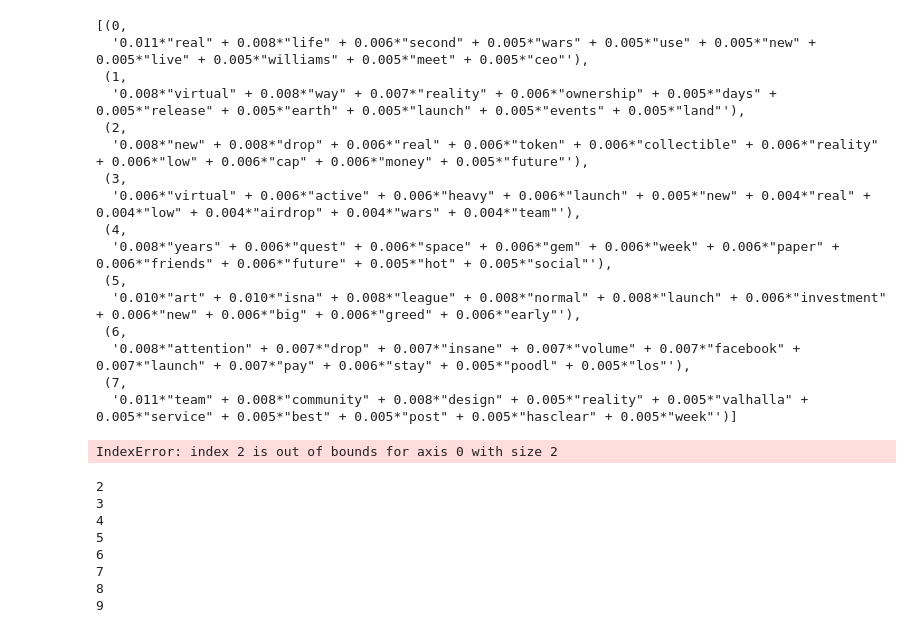
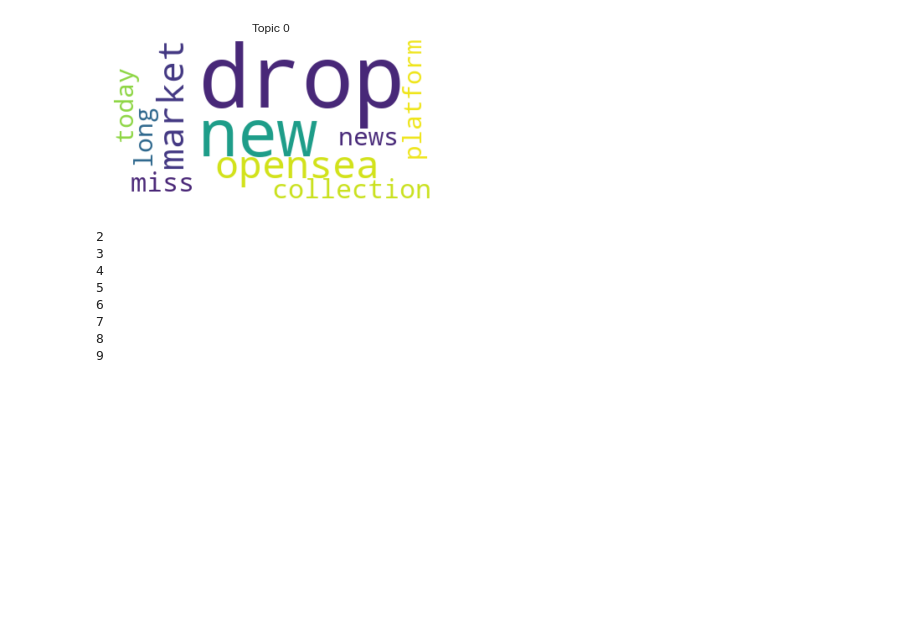
Before and after one commit to federicominniti/MetaverseBusinessConcernsNLP, a Jupyter notebook: Topic Modelling/LDA.ipynb, the cells around one changed output. Saved outputs shown, nothing was run; the diff lists cells and outputs as text; code cells hidden in the pictures; blank space fills up the shorter version.

```diff
--- a/Topic Modelling/LDA.ipynb
+++ b/Topic Modelling/LDA.ipynb
@@ -150,6 +152,5 @@ id2wordn = dict((v, k) for k, v in cvn.vocabulary_.items())
 # %%
-# Let's try topics = 3
-ldan = models.LdaModel(corpus=corpusn, num_topics=2, id2word=id2wordn, passes=1)
-ldan.print_topics()
+ldana = models.LdaModel(corpus=corpusna, num_topics=5, id2word=id2wordna, passes=1)
+ldana.print_topics()
 # %% [output]
 [(0,
@@ -212,38 +166,17 @@ id2wordna = dict((v, k) for k, v in cvna.vocabulary_.items())
-# %%
-# Let's try 3 topics
-ldana = models.LdaModel(corpus=corpusna, num_topics=8, id2word=id2wordna, passes=1)
-ldana.print_topics()
-# %% [output]
-[(0,
-  '0.011*"real" + 0.008*"life" + 0.006*"second" + 0.005*"wars" + 0.005*"use" + 0.005*"new" + 0.005*"live" + 0.005*"williams" + 0.005*"meet" + 0.005*"ceo"'),
- (1,
-  '0.008*"virtual" + 0.008*"way" + 0.007*"reality" + 0.006*"ownership" + 0.005*"days" + 0.005*"release" + 0.005*"earth" + 0.005*"launch" + 0.005*"events" + 0.005*"land"'),
- (2,
-  '0.008*"new" + 0.008*"drop" + 0.006*"real" + 0.006*"token" + 0.006*"collectible" + 0.006*"reality" + 0.006*"low" + 0.006*"cap" + 0.006*"money" + 0.005*"future"'),
- (3,
-  '0.006*"virtual" + 0.006*"active" + 0.006*"heavy" + 0.006*"launch" + 0.005*"new" + 0.004*"real" + 0.004*"low" + 0.004*"airdrop" + 0.004*"wars" + 0.004*"team"'),
- (4,
-  '0.008*"years" + 0.006*"quest" + 0.006*"space" + 0.006*"gem" + 0.006*"week" + 0.006*"paper" + 0.006*"friends" + 0.006*"future" + 0.005*"hot" + 0.005*"social"'),
- (5,
-  '0.010*"art" + 0.010*"isna" + 0.008*"league" + 0.008*"normal" + 0.008*"launch" + 0.006*"investment" + 0.006*"new" + 0.006*"big" + 0.006*"greed" + 0.006*"early"'),
- (6,
-  '0.008*"attention" + 0.007*"drop" + 0.007*"insane" + 0.007*"volume" + 0.007*"facebook" + 0.007*"launch" + 0.007*"pay" + 0.006*"stay" + 0.005*"poodl" + 0.005*"los"'),
- (7,
-  '0.011*"team" + 0.008*"community" + 0.008*"design" + 0.005*"reality" + 0.005*"valhalla" + 0.005*"service" + 0.005*"best" + 0.005*"post" + 0.005*"hasclear" + 0.005*"week"')]
 # %%
-import matplotlib.pyplot as plt
 from wordcloud import WordCloud
 def create_wordcloud(model, topic):
     text = {word: value for word, value in model.show_topic(topic)}
     wc = WordCloud(background_color="white", max_words=1000)
     wc.generate_from_frequencies(text)
     plt.imshow(wc, interpolation="bilinear")
     plt.axis("off")
     plt.title("Topic" + " "+ str(topic))
     plt.show()
-create_wordcloud(ldana,2)
+create_wordcloud(ldana,0
+                 )
 # %% [output]
-IndexError: index 2 is out of bounds for axis 0 with size 2
+[figure, added]
 # %%
 from gensim import corpora
 word2id = dict((k, v) for k, v in cvna.vocabulary_.items())
```
Also changed, not shown: parts of 34 cells of this notebook, 19 other files.
